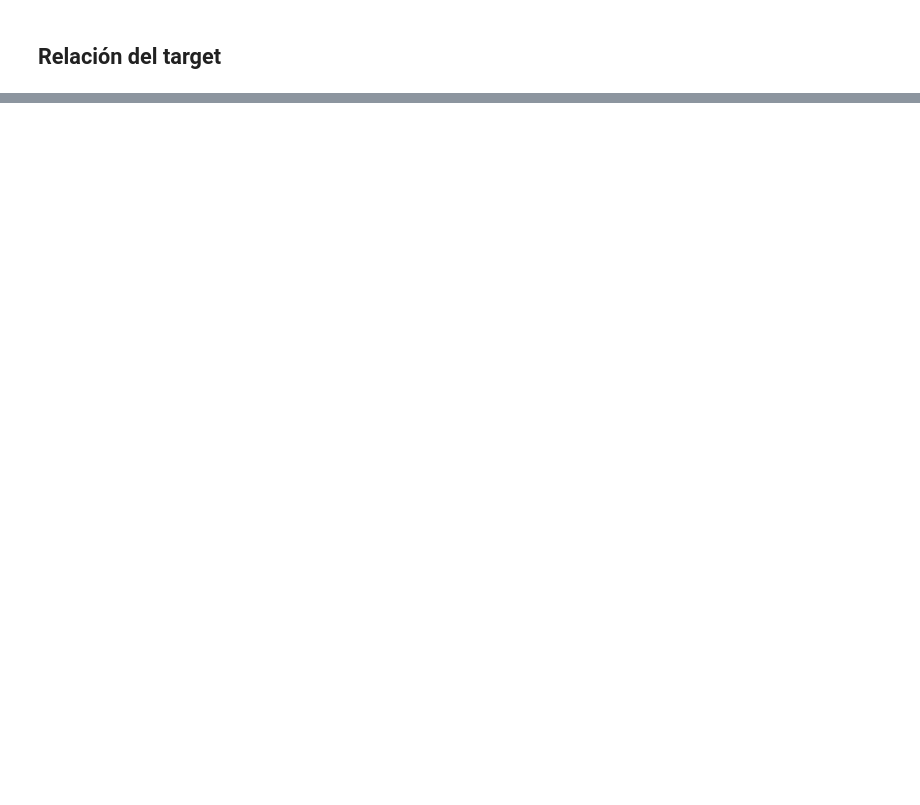
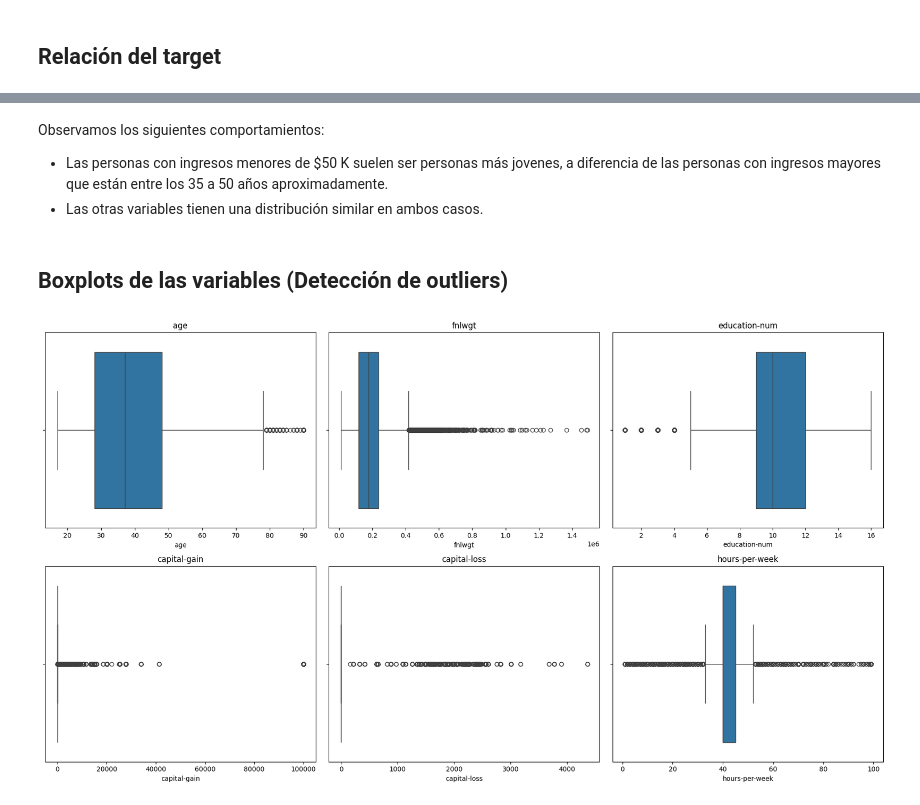
Before and after one commit to Marcelloprime/rnn_adult_income_prediction, a Jupyter notebook: 01_eda.ipynb, the cells around one changed output, grey strips where cells are left out. Saved outputs shown, nothing was run; the diff lists cells and outputs as text; code cells hidden in the pictures; blank space fills up the shorter version.

```diff
--- a/01_eda.ipynb
+++ b/01_eda.ipynb
@@ -222,0 +291,32 @@ plt.show()
+# %% [markdown]
+Observamos los siguientes comportamientos:
+- Las personas con ingresos menores de $50 K suelen ser personas más jovenes, a diferencia de las personas con ingresos mayores que están entre los 35 a 50 años aproximadamente.
+- Las otras variables tienen una distribución similar en ambos casos.
+# %% [markdown]
+## Boxplots de las variables (Detección de outliers)
+# %%
+save_dir = Path("plots/boxplots_variables")
+save_dir.mkdir(parents=True, exist_ok=True)
+
+num_cols = df.select_dtypes(include=['float', 'int']).columns.tolist()
+
+fig, axes = plt.subplots(2, 3, figsize=(18, 10))
+axes = axes.flatten()
+
+for col, ax in zip(num_cols, axes):
+    sns.boxplot(x=col,
+                 data=df,
+                 ax=ax)
+    ax.set_title(col)
+
+    fig_ind = plt.figure(figsize=(16, 9))
+    sns.boxplot(x=col, data=df)
+    plt.title(col)
+    plt.tight_layout()
+    fig_ind.savefig(save_dir / f"{col}_boxplot.png", dpi=400)
+    plt.close(fig_ind)
+
+fig.tight_layout()
+plt.show()
+# %% [output]
+[figure, added]
```
Also changed, not shown: parts of 14 cells of this notebook, 18 other files.
